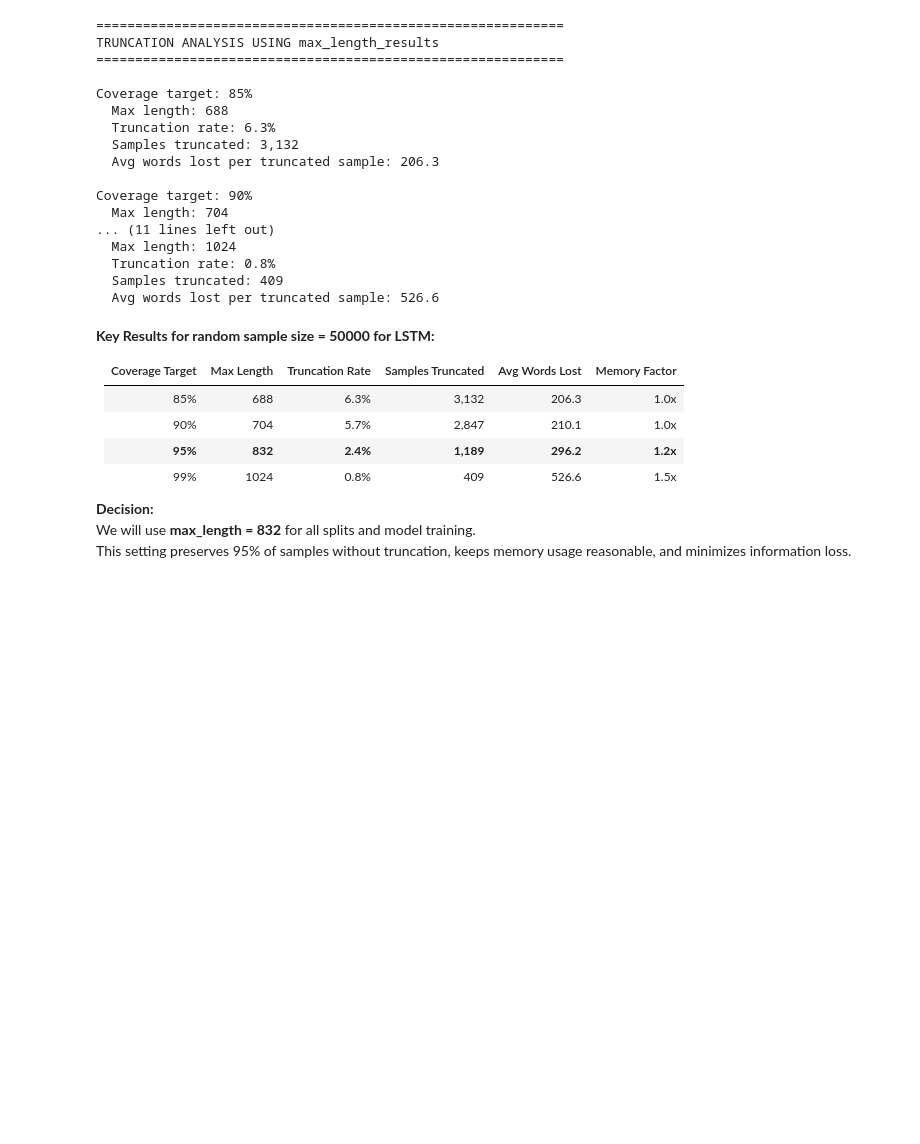
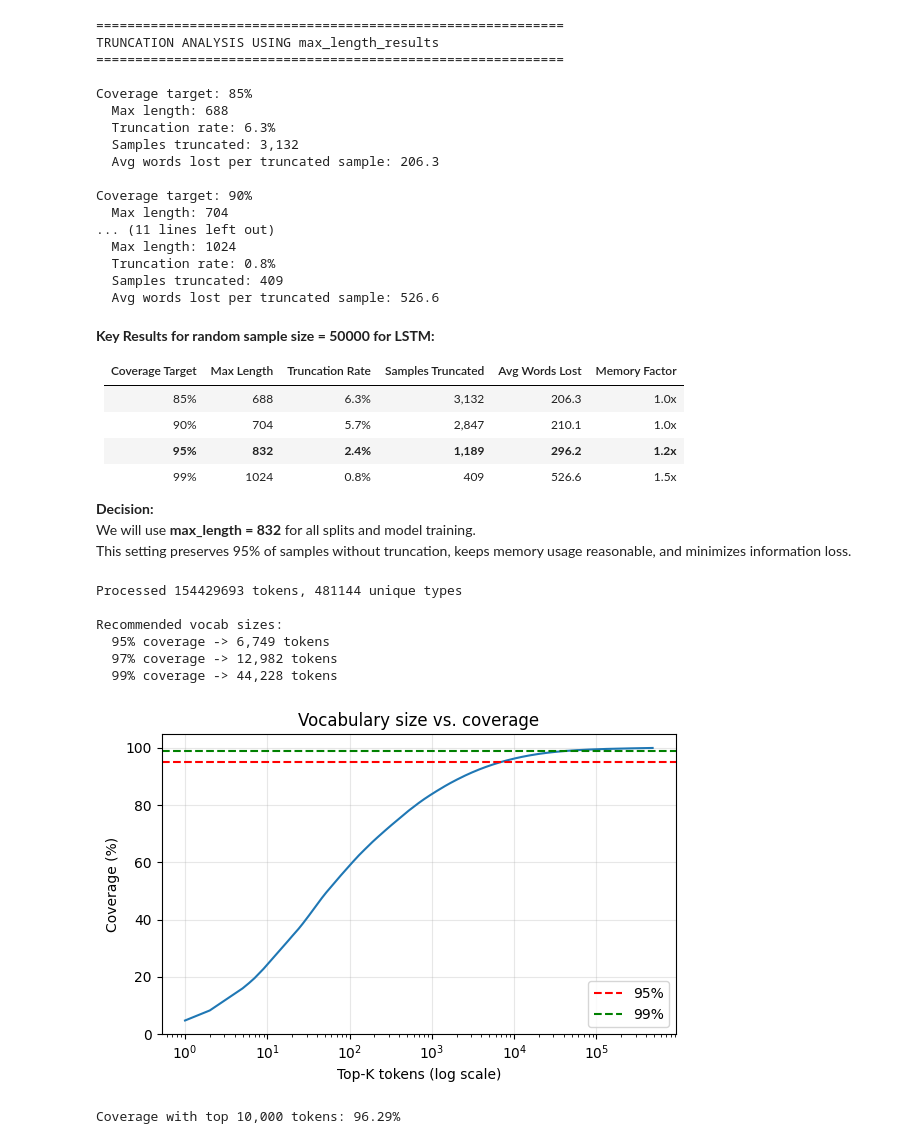
Before and after one commit to jjulijana/music_lyrics_classification, a Jupyter notebook: utils/03_spliting_maxlen.ipynb, the cells around one changed output. Cells and saved outputs as stored; diff of their text form; code cells hidden in the pictures; blank space fills up the shorter version.

Commit message:
Inspect token numer needed for tokenization for transformer

```diff
--- a/utils/03_spliting_maxlen.ipynb
+++ b/utils/03_spliting_maxlen.ipynb
@@ -166,0 +170,30 @@ This setting preserves 95% of samples without truncation, keeps memory usage rea
+# %%
+df = pd.read_csv("../data/splits/train.csv")
+texts = df["text"].dropna().tolist()
+
+counter, total_tokens = vs.build_freq_counter(texts, max_rows=500000)
+print(f"Processed {total_tokens} tokens, {len(counter)} unique types")
+
+results, cum = vs.coverage_analysis(counter, total_tokens)
+print("\nRecommended vocab sizes:")
+for k, v in results.items():
+    print(f"  {k} coverage -> {v:,} tokens")
+
+vs.plot_coverage(cum)
+# %% [output]
+Processed 154429693 tokens, 481144 unique types
+
+Recommended vocab sizes:
+  95% coverage -> 6,749 tokens
+  97% coverage -> 12,982 tokens
+  99% coverage -> 44,228 tokens
+[figure, added]
+# %%
+vocab_size = 10000
+if vocab_size <= len(cum):
+    coverage = cum[vocab_size - 1] * 100  # cum is 0-indexed
+    print(f"\nCoverage with top {vocab_size:,} tokens: {coverage:.2f}%")
+else:
+    print(f"\nVocab size {vocab_size} exceeds total unique tokens ({len(cum)})")
+# %% [output]
+Coverage with top 10,000 tokens: 96.29%
```
Also changed, not shown: parts of 1 cell of this notebook, 1 other file.
